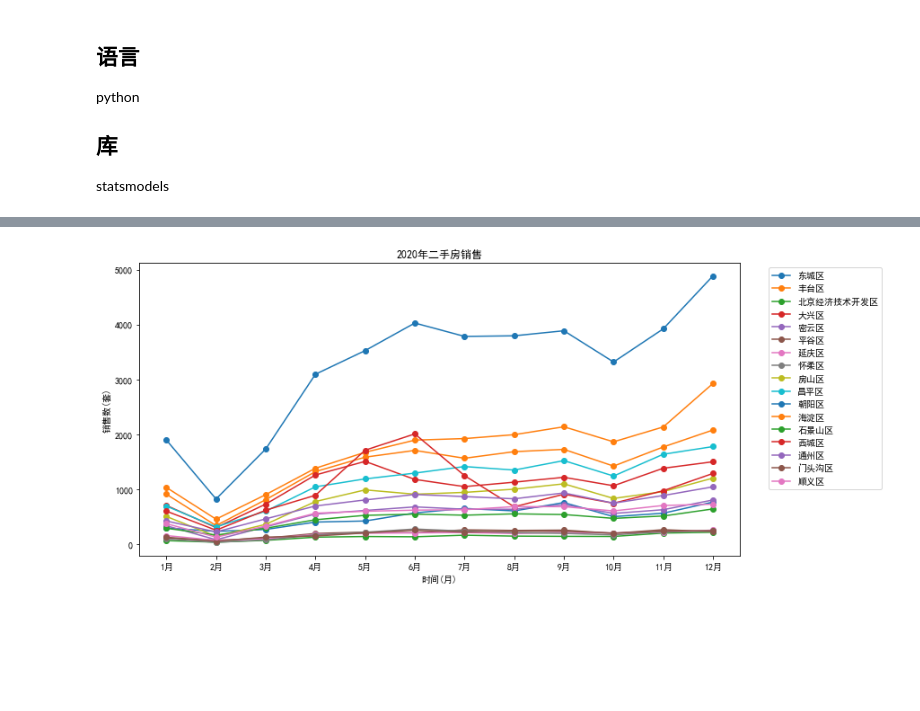
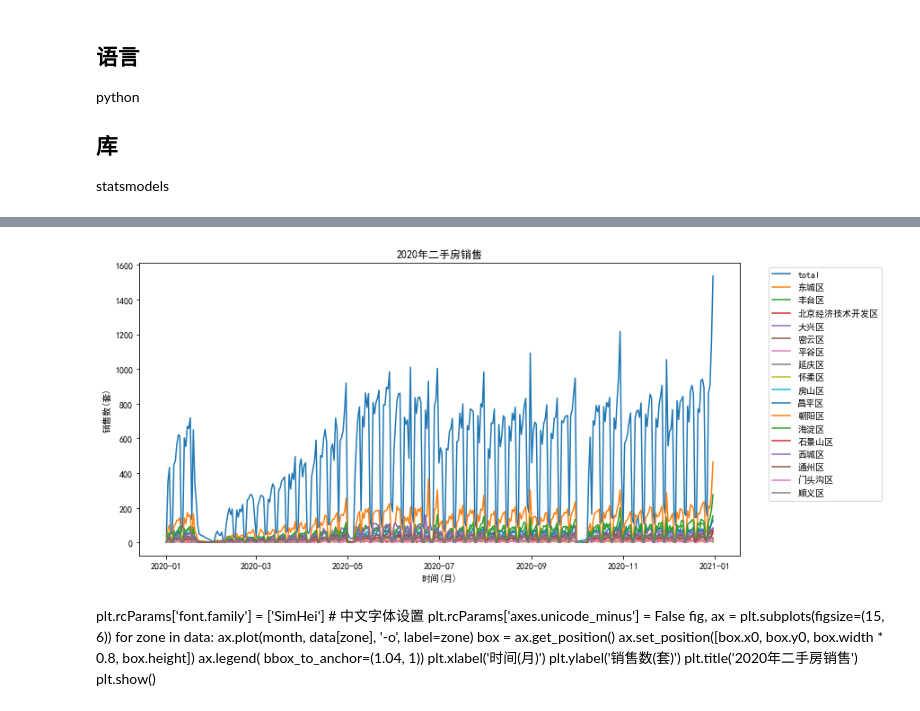
Before and after one commit to thales-ucas/realty, a Jupyter notebook: arma.ipynb, the cells around one changed output, grey strips where cells are left out. Saved outputs shown, nothing was run; the diff lists cells and outputs as text; code cells hidden in the pictures; blank space fills up the shorter version.

```diff
--- a/arma.ipynb
+++ b/arma.ipynb
@@ -42,0 +44,14 @@ for n in range(12):
+# %%
+path = './data/'
+arr = []
+for file in os.listdir(path):
+    df = pd.read_excel('%s/%s' % (path, file))
+    house = df[df['用　　途']=='普通住宅']
+    arr.append(house)
+df = pd.concat(arr)
+# %%
+total = df.groupby('成交时间').agg({'成交单价': 'count'})
+total['成交单价'].index
+
+totaldf = pd.DataFrame({ 'key': list(total.index), 'total': list(total.values[:, 0]) })
+totaldf
@@ -42,0 +72,13 @@ for n in range(12):
+# %%
+import copy
+zones = df.groupby(['所在区县'])
+alldf = copy.deepcopy(totaldf)
+for name, group in zones:
+    z = group.groupby('成交时间').agg({'成交单价': 'count'})
+    zonedf = pd.DataFrame({ 'key': list(z.index), name: list(z.values[:, 0]) })
+    alldf = pd.merge(alldf, zonedf, on='key', how='left')
+    # alldf.join(zonedf.set_index('key'), on='key')
+    # print(alldf.set_index('key').join(zonedf.set_index('key')))
+    # alldf.join(zonedf)
+    # print(zonedf)
+alldf
@@ -42,0 +116,4 @@ for n in range(12):
+# %%
+plt.rcParams['font.family'] = ['SimHei']  # 中文字体设置
+plt.rcParams['axes.unicode_minus'] = False
+total.plot(figsize=(12,8), label='总数')
@@ -43,15 +138,30 @@ for n in range(12):
 # %%
 plt.rcParams['font.family'] = ['SimHei']  # 中文字体设置
 plt.rcParams['axes.unicode_minus'] = False
 fig, ax = plt.subplots(figsize=(15, 6))
-for zone in data:
-    ax.plot(month, data[zone], '-o', label=zone)
+x = alldf['key']
+for name in alldf.columns:
+    if name != 'key':
+        ax.plot(x, alldf[name], label=name)
 box = ax.get_position()
 ax.set_position([box.x0, box.y0, box.width * 0.8, box.height])
 ax.legend( bbox_to_anchor=(1.04, 1))
 plt.xlabel('时间(月)')
 plt.ylabel('销售数(套)')
 plt.title('2020年二手房销售')
 plt.show()
 # %% [output]
-[figure, old version]
+[figure, new version]
+# %% [markdown]
+plt.rcParams['font.family'] = ['SimHei']  # 中文字体设置
+plt.rcParams['axes.unicode_minus'] = False
+fig, ax = plt.subplots(figsize=(15, 6))
+for zone in data:
+    ax.plot(month, data[zone], '-o', label=zone)
+box = ax.get_position()
+ax.set_position([box.x0, box.y0, box.width * 0.8, box.height])
+ax.legend( bbox_to_anchor=(1.04, 1))
+plt.xlabel('时间(月)')
+plt.ylabel('销售数(套)')
+plt.title('2020年二手房销售')
+plt.show()
```
Also changed, not shown: parts of 9 cells of this notebook, 2 other files.
